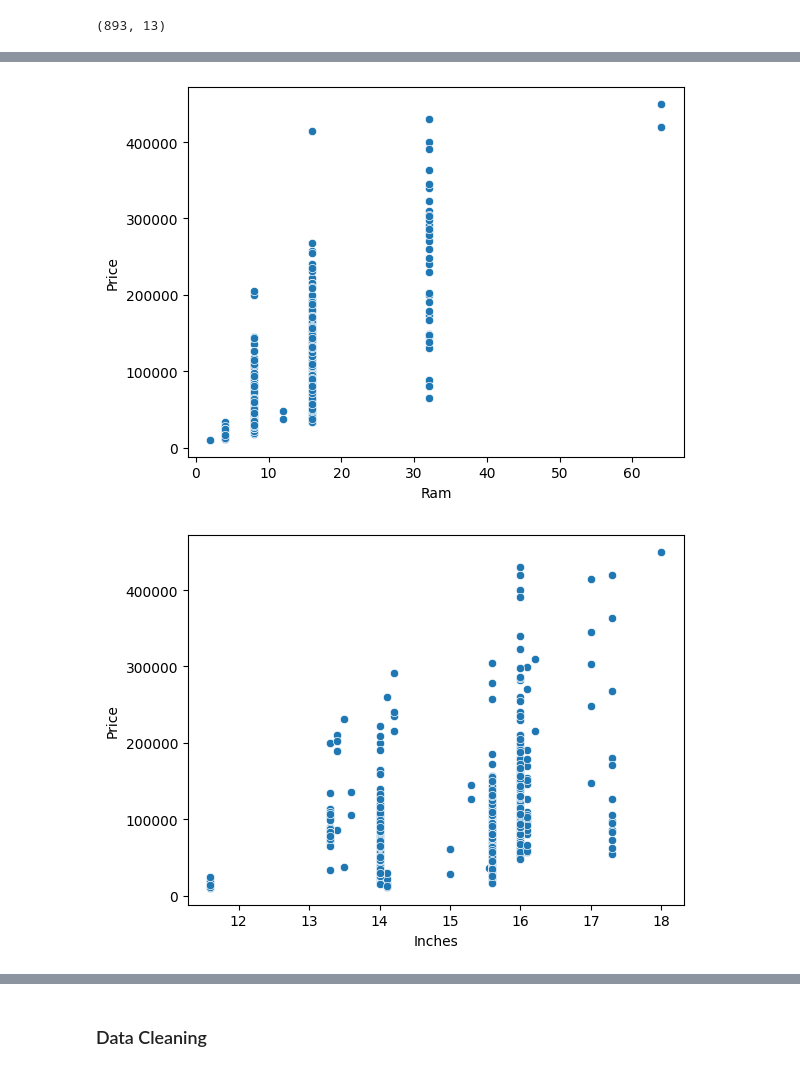
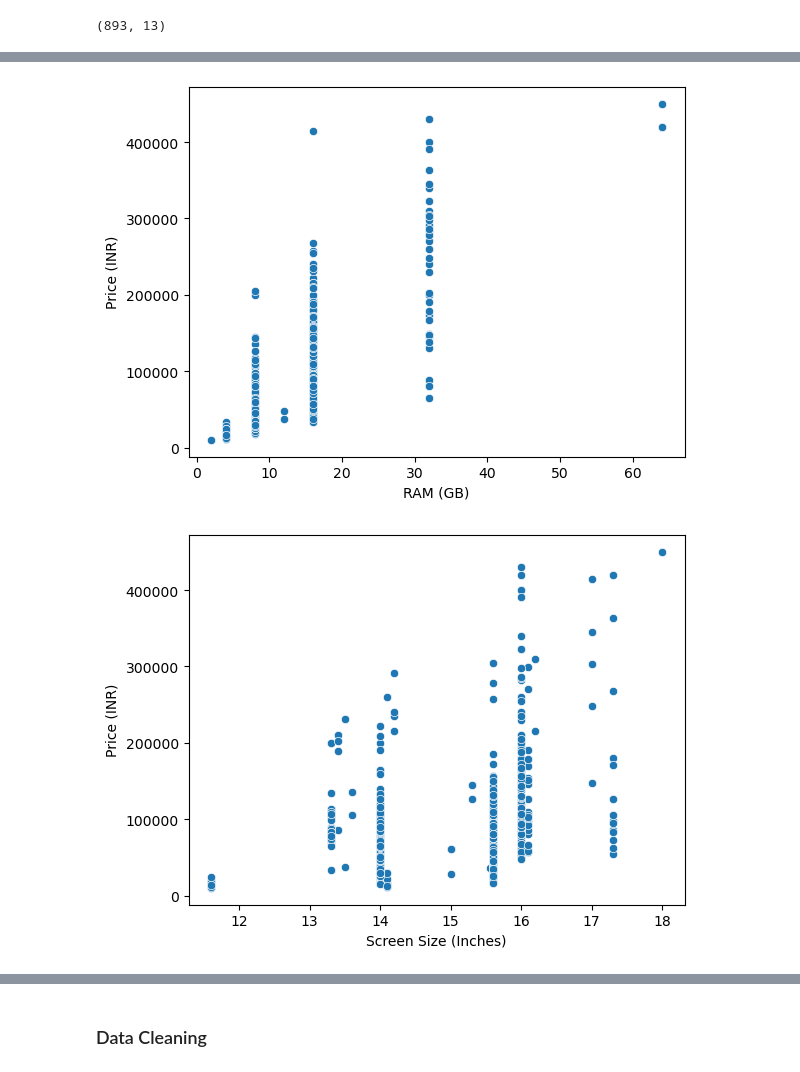
Before and after one commit to swjung333/Laptop_Price_Prediction_ML, a Jupyter notebook: laptop_price_analysis.ipynb, the cells around one changed output, grey strips where cells are left out. Drawn from its saved outputs; the diff is of its cells as text; code cells hidden in the pictures.

```diff
--- a/laptop_price_analysis.ipynb
+++ b/laptop_price_analysis.ipynb
@@ -74,12 +110,23 @@ plt.show() # This shows the skew in the "Price" distribution, which is why I wil
 # %%
 sns.scatterplot(x="Ram", y="Price", data=df)
+plt.xlabel("RAM (GB)")
+plt.ylabel("Price (INR)")
 plt.show()
+
 sns.scatterplot(x="Inches", y="Price", data=df)
+plt.xlabel("Screen Size (Inches)")
+plt.ylabel("Price (INR)")
 plt.show()
+
 sns.scatterplot(x="SSD", y="Price", data=df)
+plt.xlabel("SSD (GB)")
+plt.ylabel("Price (INR)")
 plt.show()
+
 sns.scatterplot(x="HDD", y="Price", data=df)
+plt.xlabel("HDD (GB)")
+plt.ylabel("Price (INR)")
 plt.show()
 # %% [output]
-[figure, old version]
+[figure, new version]
-[figure, old version]
+[figure, new version]
```
Also changed, not shown: parts of 28 cells of this notebook.
